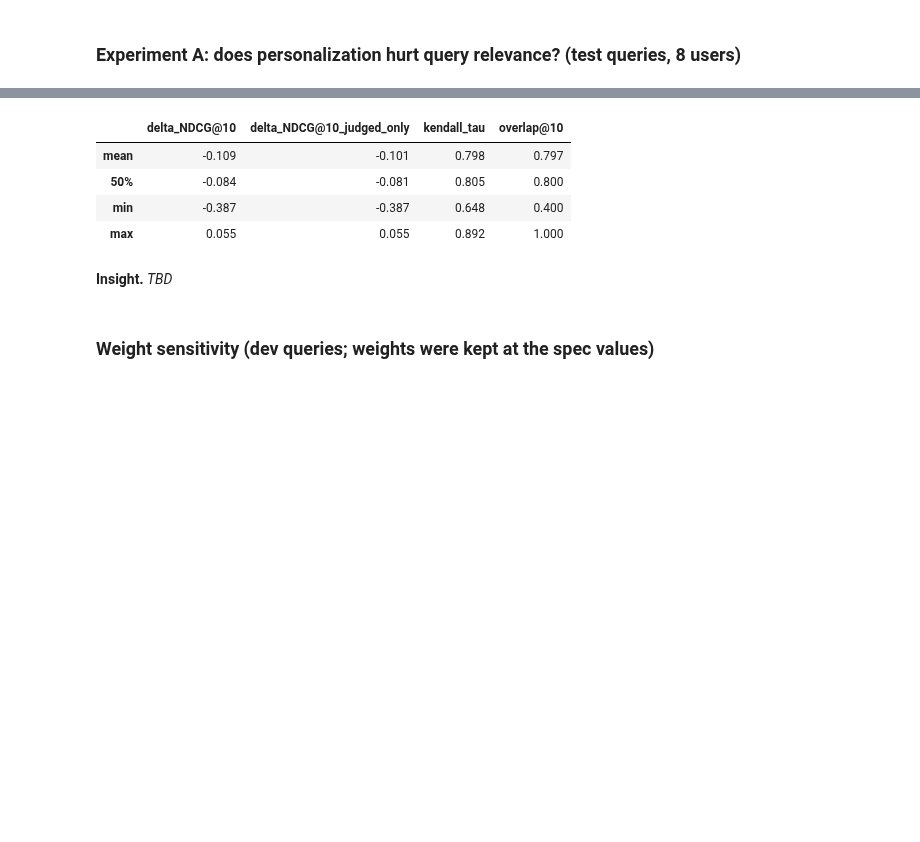
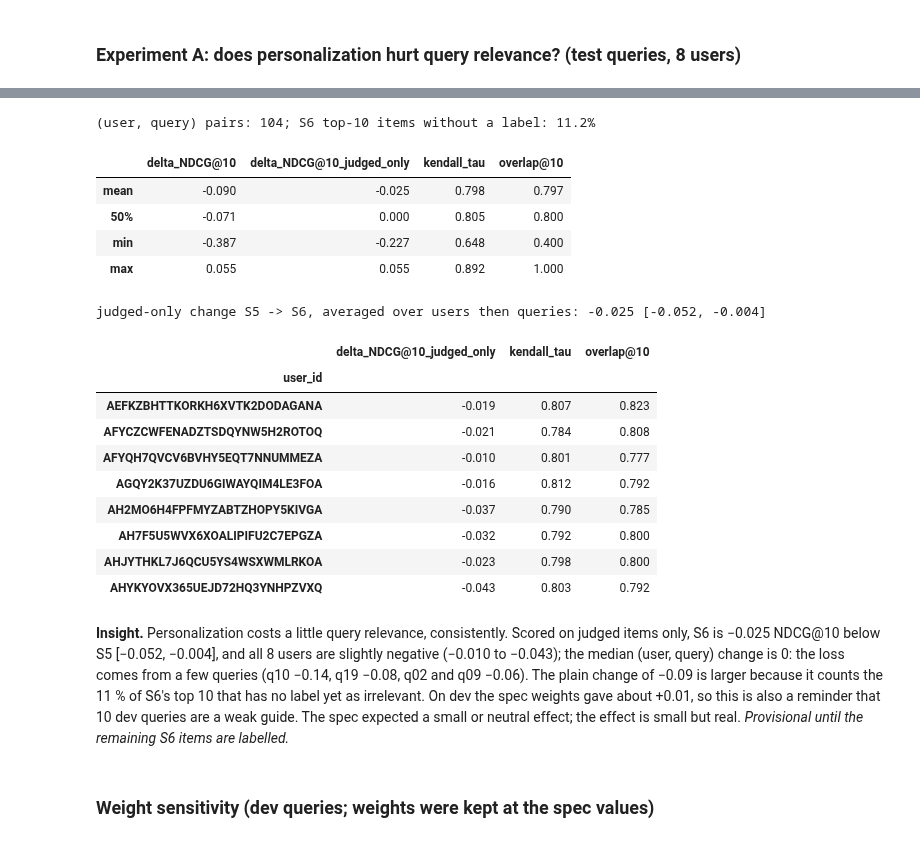
Before and after one commit to Maaz-Amjad/ai-shopping-concierge, a Jupyter notebook: notebooks/04_evaluation.ipynb, the cells around one changed output, grey strips where cells are left out. Drawn from its saved outputs; the diff is of its cells as text; code cells hidden in the pictures; blank space fills up the shorter version.

```diff
--- a/notebooks/04_evaluation.ipynb
+++ b/notebooks/04_evaluation.ipynb
@@ -243,12 +249,20 @@ purchase cannot leak into its own score.
 # %% [markdown]
 ### Experiment A: does personalization hurt query relevance? (test queries, 8 users)
 # %%
-from src.evaluate import experiment_a
-runs_s6 = pd.read_csv(RESULTS_DIR / "runs_s6.csv")
-shift = pd.read_csv(RESULTS_DIR / "s6_shift.csv")
+from src.data import load_interactions
+from src.evaluate import CONDENSE_DEPTH, bootstrap_ci, experiment_a, load_parsed, run_s6
+from src.personalize import pick_users
+
+# Re-rank to depth 50 (no LLM): judged-only lists then still hold 10 items after unjudged ones are dropped.
+test_q = queries[queries.split == "test"]
+users = pick_users(load_interactions(), n=8, min_interactions=10, seed=cfg["seed"])
+runs_s6, shift = run_s6(test_q, load_parsed(), cfg, users, depth=CONDENSE_DEPTH)
 qrels = pd.read_csv(EVAL / "qrels.csv")
-test_ids = set(queries[queries.split == "test"].query_id)
-a = experiment_a(runs_s6[runs_s6.query_id.isin(test_ids)], shift[shift.query_id.isin(test_ids)], qrels[qrels.query_id.isin(test_ids)])
+a = experiment_a(runs_s6, shift, qrels[qrels.query_id.isin(test_q.query_id)])
 print(f"(user, query) pairs: {len(a)}; S6 top-10 items without a label: {a['unjudged@10'].mean():.1%}")
 display(a[["delta_NDCG@10", "delta_NDCG@10_judged_only", "kendall_tau", "overlap@10"]].describe().loc[["mean", "50%", "min", "max"]].round(3))
+per_q = a.groupby("query_id")["delta_NDCG@10_judged_only"].mean()
+mean, lo, hi = bootstrap_ci(per_q, cfg["eval"]["bootstrap_resamples"], cfg["seed"])
+print(f"judged-only change S5 -> S6, averaged over users then queries: {mean:+.3f} [{lo:+.3f}, {hi:+.3f}]")
+display(a.groupby("user_id")[["delta_NDCG@10_judged_only", "kendall_tau", "overlap@10"]].mean().round(3))
 # %% [output]
@@ -256,10 +270,27 @@ display(a[["delta_NDCG@10", "delta_NDCG@10_judged_only", "kendall_tau", "overlap
+(user, query) pairs: 104; S6 top-10 items without a label: 11.2%
 |  | delta_NDCG@10 | delta_NDCG@10_judged_only | kendall_tau | overlap@10 |
-| mean | -0.109 | -0.101 | 0.798 | 0.797 |
-| 50% | -0.084 | -0.081 | 0.805 | 0.800 |
-| min | -0.387 | -0.387 | 0.648 | 0.400 |
+| mean | -0.090 | -0.025 | 0.798 | 0.797 |
+| 50% | -0.071 | 0.000 | 0.805 | 0.800 |
+| min | -0.387 | -0.227 | 0.648 | 0.400 |
 | max | 0.055 | 0.055 | 0.892 | 1.000 |
+judged-only change S5 -> S6, averaged over users then queries: -0.025 [-0.052, -0.004]
+|  | delta_NDCG@10_judged_only | kendall_tau | overlap@10 |
+| user_id |  |  |  |
+| AEFKZBHTTKORKH6XVTK2DODAGANA | -0.019 | 0.807 | 0.823 |
+| AFYCZCWFENADZTSDQYNW5H2ROTOQ | -0.021 | 0.784 | 0.808 |
+| AFYQH7QVCV6BVHY5EQT7NNUMMEZA | -0.010 | 0.801 | 0.777 |
+| AGQY2K37UZDU6GIWAYQIM4LE3FOA | -0.016 | 0.812 | 0.792 |
+| AH2MO6H4FPFMYZABTZHOPY5KIVGA | -0.037 | 0.790 | 0.785 |
+| AH7F5U5WVX6XOALIPIFU2C7EPGZA | -0.032 | 0.792 | 0.800 |
+| AHJYTHKL7J6QCU5YS4WSXWMLRKOA | -0.023 | 0.798 | 0.800 |
+| AHYKYOVX365UEJD72HQ3YNHPZVXQ | -0.043 | 0.803 | 0.792 |
 # %% [markdown]
-**Insight.** _TBD_
+**Insight.** Personalization costs a little query relevance, consistently. Scored on judged items only, S6 is
+−0.025 NDCG@10 below S5 [−0.052, −0.004], and all 8 users are slightly negative (−0.010 to −0.043); the median
+(user, query) change is 0: the loss comes from a few queries (q10 −0.14, q19 −0.08, q02 and q09 −0.06). The plain
+change of −0.09 is larger because it counts the 11 % of S6's top 10 that has no label yet as irrelevant. On dev the
+spec weights gave about +0.01, so this is also a reminder that 10 dev queries are a weak guide. The spec expected a
+small or neutral effect; the effect is small but real. *Provisional until the remaining S6 items are labelled.*
 # %% [markdown]
 ### Weight sensitivity (dev queries; weights were kept at the spec values)
 # %%
```
Also changed, not shown: parts of 9 cells of this notebook, 9 other files.
